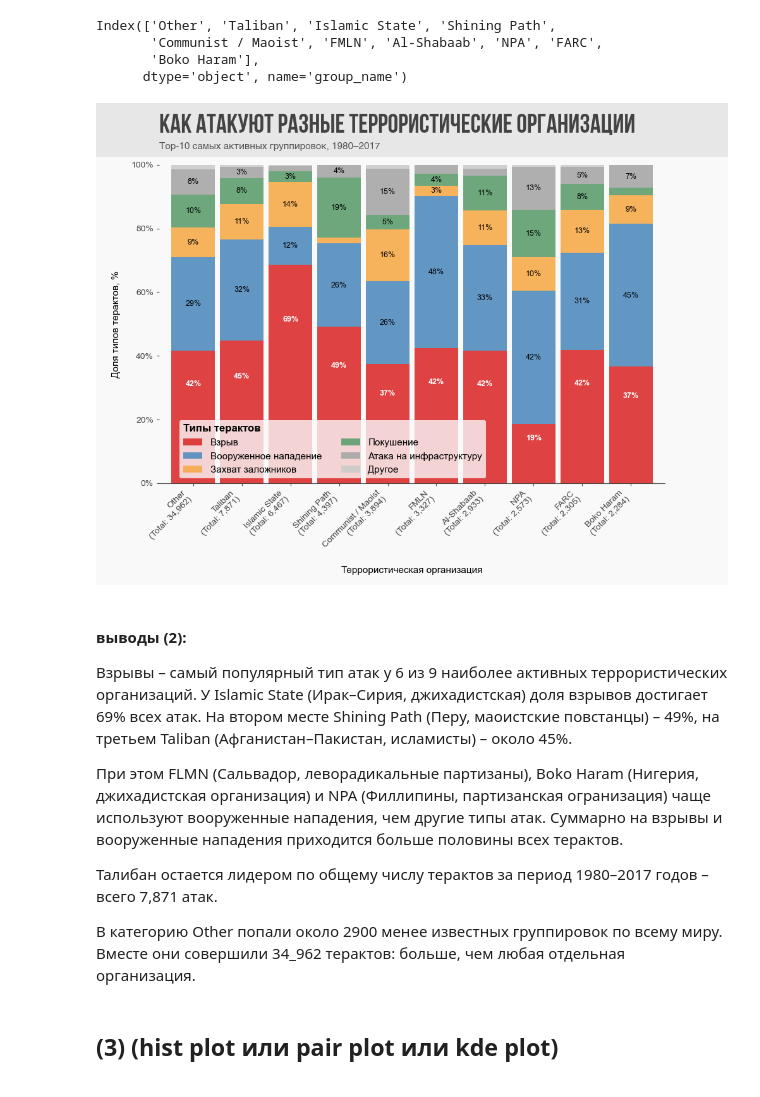
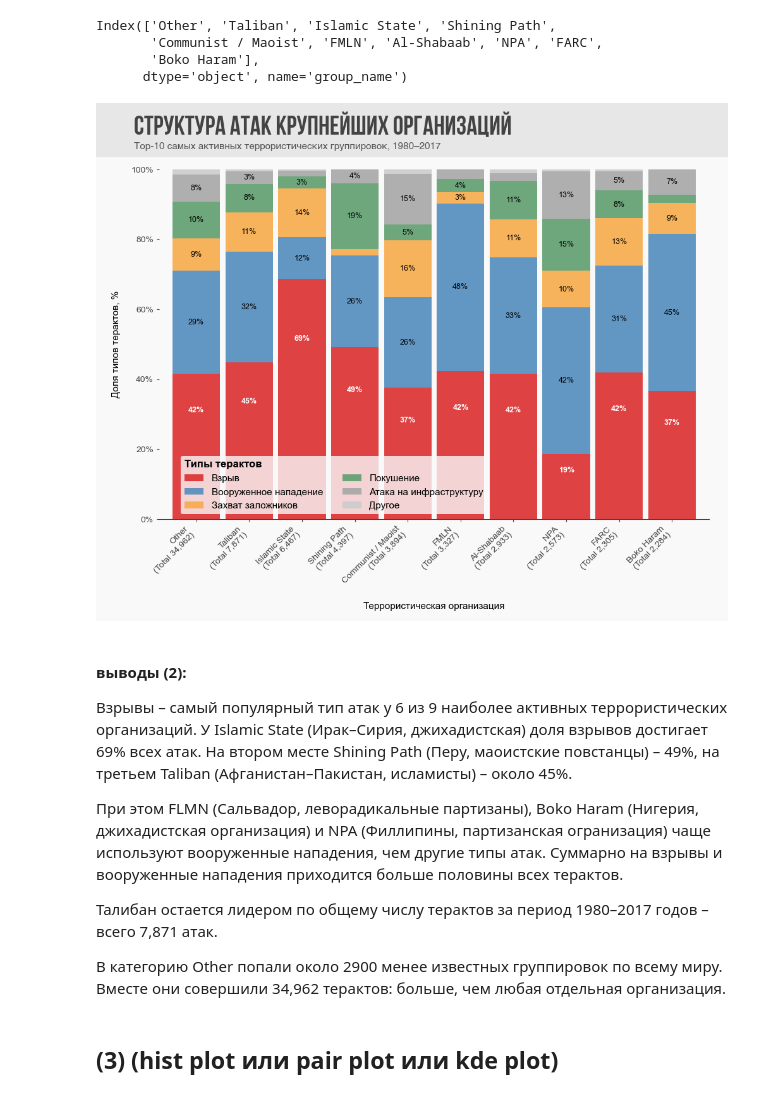
Before and after one commit to niki3080/EDA_Terrorism_ds, a Jupyter notebook: notebooks/02_EDA.ipynb, the cells around one changed output. Cells and saved outputs as stored; diff of their text form; code cells hidden in the pictures.

```diff
--- a/notebooks/02_EDA.ipynb
+++ b/notebooks/02_EDA.ipynb
@@ -209,7 +252,7 @@ table = table.loc[table.sum(axis=1).sort_values(ascending=False).index]
 table_pct = table.div(table.sum(axis=1), axis=0)
 # %%
 fig, ax = plt.subplots()
-fig.subplots_adjust(top=0.82, bottom=0.1)
+fig.subplots_adjust(left=0.1, right=0.97, top=0.89, bottom=0.1)
 
 # stacked bar plot
 table_pct.plot(
@@ -236,40 +279,48 @@ for container, attack_type in zip(ax.containers, table_pct.columns):
             weight = "normal"
 
         ax.text(
             x, y,
             f"{value:.0%}",
             ha="center",
             va="center",
             fontsize=9,
             color=text_color,
             fontweight=weight)
 
-ax.yaxis.set_major_formatter(PercentFormatter(1))
+# --- оформление -------------------------------
 
-# суммарное количество атак
+# суммарное количество атак для подписи оси x
 totals = (df_clean[df_clean['group_name'].isin(table_pct.index)]
     .groupby('group_name').size())
 
-# добавим в подписи x
-new_labels = [f"{name}\n(Total: {int(totals.loc[name]):,})"
+# добавим количество атак в подписи оси x
+new_labels = [f"{name}\n(Total {int(totals.loc[name]):,})"
               for name in table_pct.index]
+
+
+# оси
+ax.yaxis.set_major_formatter(PercentFormatter(1))
 
 ax.set_xticklabels(new_labels, rotation=45, ha="right")
 
 ax.set_xlabel("Террористическая организация\n")
 ax.set_ylabel("Доля типов терактов, %")
 
+# легенда
 style_legend(ax, 'Типы терактов', alpha=0.8, ncol=2, loc='bl', shift_x=0.03)
+
+# заголовок
 style_title(ax,
-    "Как атакуют разные террористические организации",
-    "Top-10 самых активных группировок, 1980–2017")
+    "Структура атак крупнейших организаций",
+    "Top-10 самых активных террористических группировок, 1980–2017")
 
+# -------------------------------------------------
 
 fig.savefig(os.path.join(path_to_save_images, f'{image_name_prefix}_image_2.png'),
                 dpi=300, bbox_inches="tight")
 plt.show()
 # %% [output]
-[figure, old version]
+[figure, new version]
 # %% [markdown]
 #### **выводы** (2):
 Взрывы – самый популярный тип атак у 6 из 9 наиболее активных террористических организаций. У Islamic State (Ирак–Сирия, джихадистская) доля взрывов достигает 69% всех атак. На втором месте Shining Path (Перу, маоистские повстанцы) – 49%, на третьем Taliban (Афганистан–Пакистан, исламисты) – около 45%.
@@ -278,7 +329,7 @@ plt.show()
 
 Талибан остается лидером по общему числу терактов за период 1980–2017 годов – всего 7,871 атак.
 
-В категорию Other попали около 2900 менее известных группировок по всему миру. Вместе они совершили 34_962 терактов: больше, чем любая отдельная организация.
+В категорию Other попали около 2900 менее известных группировок по всему миру. Вместе они совершили 34,962 терактов: больше, чем любая отдельная организация.
 # %% [markdown]
 ##  (3) (hist plot или pair plot или kde plot)
 # %% [markdown]
```
Also changed, not shown: parts of 16 cells of this notebook, 7 other files.
